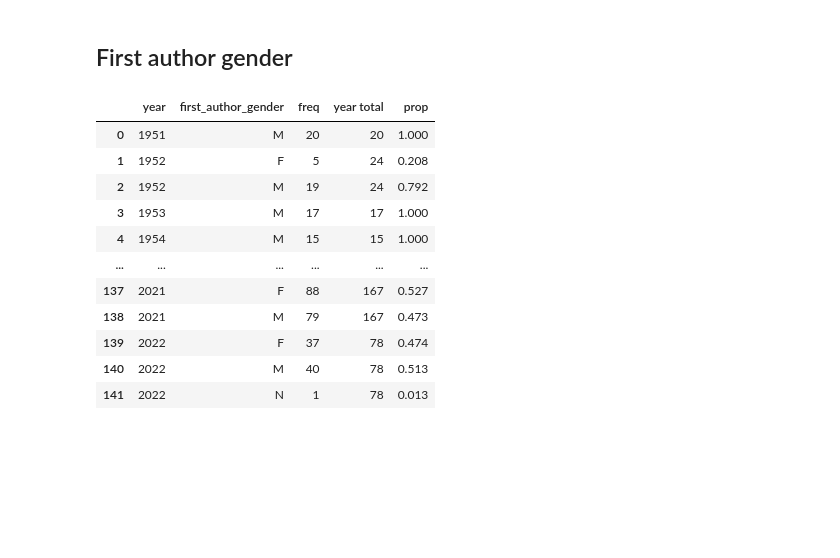
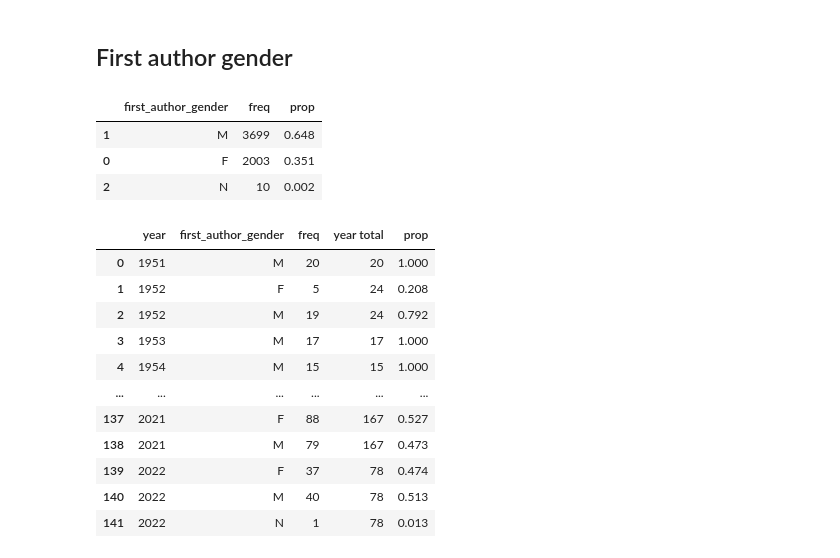
Before and after one commit to hongtaoh/ica_authors, a Jupyter notebook: Analysis_and_Ploting/2022-10-28-Analyze-Gender.ipynb, the cells around one changed output. Drawn from its saved outputs; the diff is of its cells as text; code cells hidden in the pictures; blank space fills up the shorter version.

```diff
--- a/Analysis_and_Ploting/2022-10-28-Analyze-Gender.ipynb
+++ b/Analysis_and_Ploting/2022-10-28-Analyze-Gender.ipynb
@@ -209,6 +209,13 @@ gender_ts_prop_chart
 [interactive output not drawn]
 # %% [markdown]
 ## First author gender
+# %%
+get_simple_prop_df(data = 'papers', var = 'first_author_gender')
+# %% [output]
+|  | first_author_gender | freq | prop |
+| 1 | M | 3699 | 0.648 |
+| 0 | F | 2003 | 0.351 |
+| 2 | N | 10 | 0.002 |
 # %%
 first_author_gender_ts = get_freq_and_prop(data = 'papers', var = 'first_author_gender')
 first_author_gender_ts
```
Also changed, not shown: parts of 8 cells of this notebook, 14 other files.
